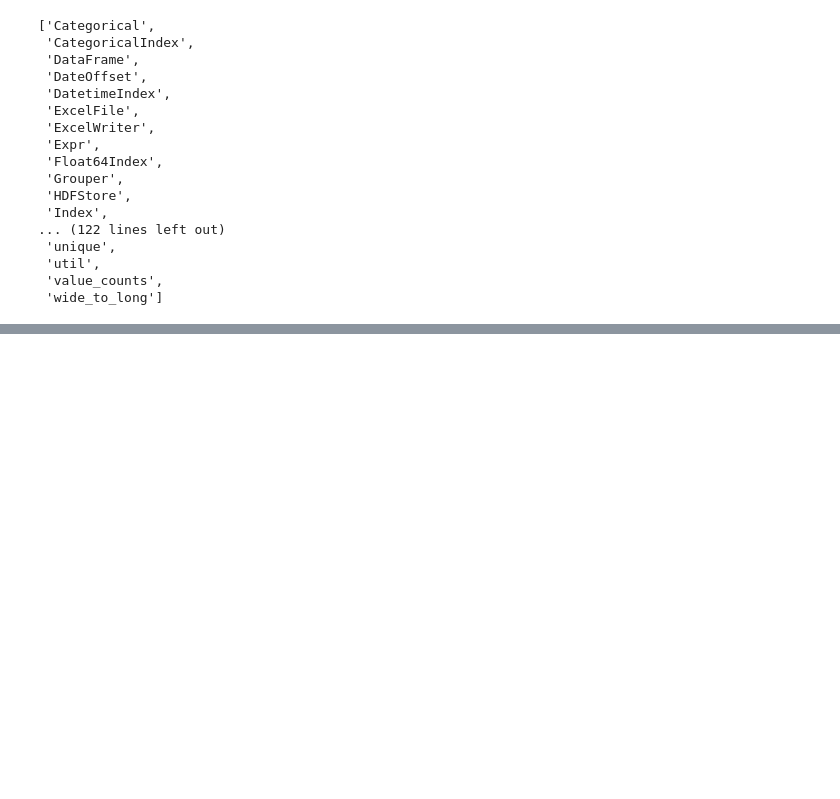
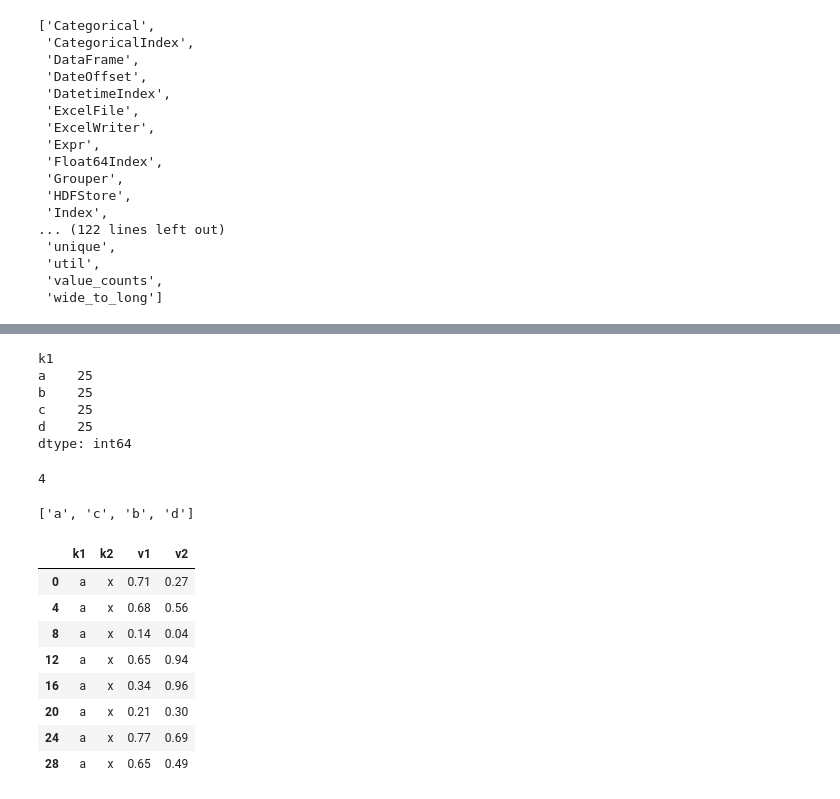
Before and after one commit to satyalvsu/Basics-python, a Jupyter notebook: Pandas Practice.ipynb, the cells around one changed output, grey strips where cells are left out. Drawn from its saved outputs; the diff is of its cells as text; code cells hidden in the pictures; blank space fills up the shorter version.

```diff
--- a/Pandas Practice.ipynb
+++ b/Pandas Practice.ipynb
@@ -186,0 +278,4 @@ dir(pd)
+# %%
+dataframe=pd.DataFrame({'k1':list('abcd'*25),'k2':list('xy'*25+'yx'*25),
+                        'v1':np.random.rand(100).round(2),'v2':np.random.rand(100)}).round(2)
+dataframe[:6]
@@ -186,0 +290,31 @@ dir(pd)
+# %%
+obj=dataframe.groupby(['k1'])
+# %%
+obj.size()
+# %% [output]
+k1
+a    25
+b    25
+c    25
+d    25
+dtype: int64
+# %%
+len(obj)
+# %% [output]
+4
+# %%
+obj.groups.keys()
+# %% [output]
+['a', 'c', 'b', 'd']
+# %%
+obj.get_group('a')[:8]
+# %% [output]
+|  | k1 | k2 | v1 | v2 |
+| 0 | a | x | 0.71 | 0.27 |
+| 4 | a | x | 0.68 | 0.56 |
+| 8 | a | x | 0.14 | 0.04 |
+| 12 | a | x | 0.65 | 0.94 |
+| 16 | a | x | 0.34 | 0.96 |
+| 20 | a | x | 0.21 | 0.30 |
+| 24 | a | x | 0.77 | 0.69 |
+| 28 | a | x | 0.65 | 0.49 |
```
Also changed, not shown: parts of 20 cells of this notebook.
